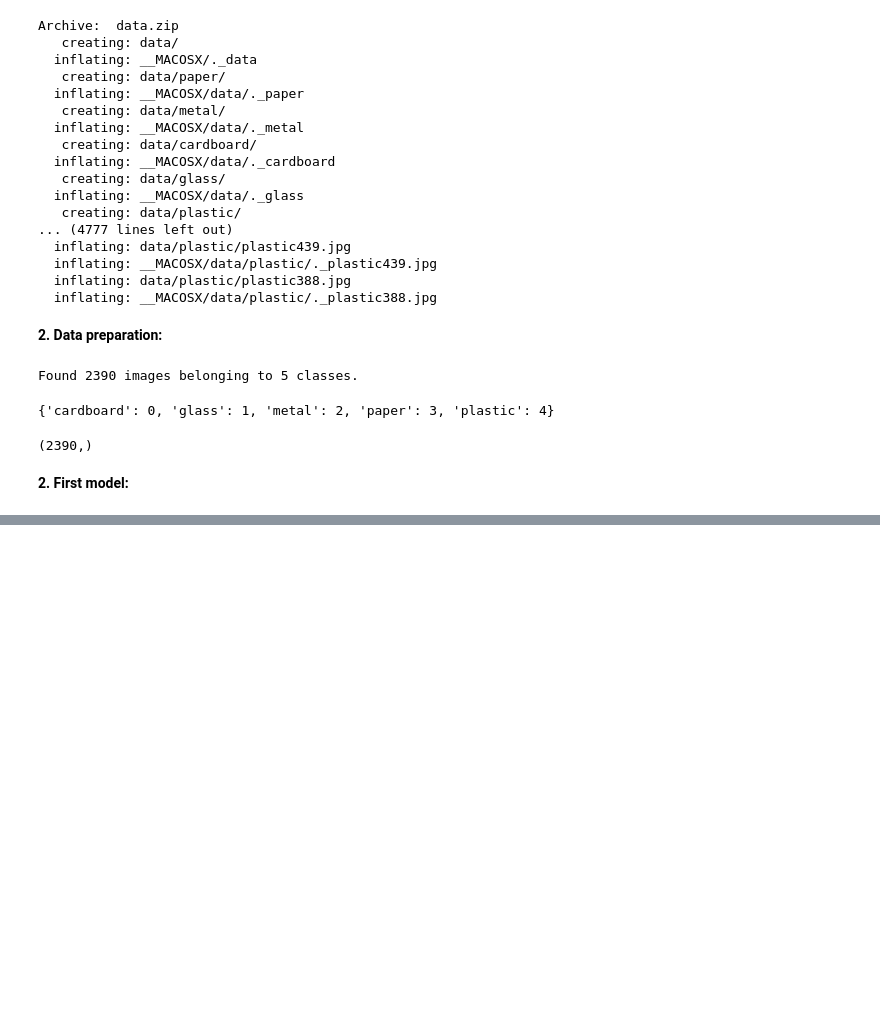
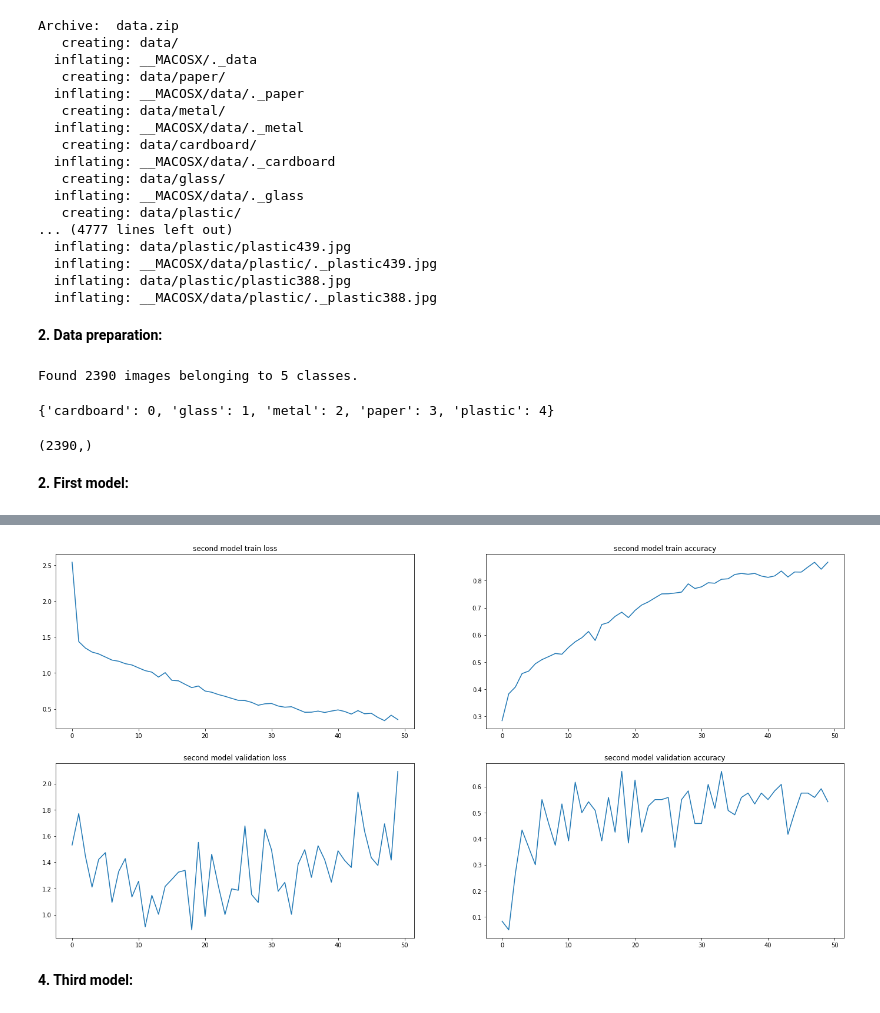
Before and after one commit to infoshareacademy/jdszr5-grupajeden, a Jupyter notebook: project_dl/models.ipynb, the cells around one changed output, grey strips where cells are left out. Cells and saved outputs as stored; diff of their text form; code cells hidden in the pictures; blank space fills up the shorter version.

```diff
--- a/project_dl/models.ipynb
+++ b/project_dl/models.ipynb
@@ -162,0 +218,10 @@ plt.show()
+# %%
+second_model.compile(optimizer="adam",
+                     loss="sparse_categorical_crossentropy",
+                     metrics=["accuracy"])
+# %%
+second_results = second_model.fit(x,
+                                  train_y,
+                                  validation_split=0.05,
+                                  epochs=50,
+                                  callbacks=[early_stop])
@@ -162,0 +246,17 @@ plt.show()
+# %%
+fig, ax = plt.subplots(nrows=2, ncols=2, figsize=(24,12))
+
+ax[0][0].plot(second_results.history["loss"])
+ax[0][1].plot(second_results.history["accuracy"])
+ax[1][0].plot(second_results.history["val_loss"])
+ax[1][1].plot(second_results.history["val_accuracy"])
+
+ax[0][0].set_title("second model train loss")
+ax[0][1].set_title("second model train accuracy")
+ax[1][0].set_title("second model validation loss")
+ax[1][1].set_title("second model validation accuracy")
+plt.show()
+# %% [output]
+[figure, added]
+# %% [markdown]
+**4. Third model:**
```
Also changed, not shown: parts of 12 cells of this notebook.
